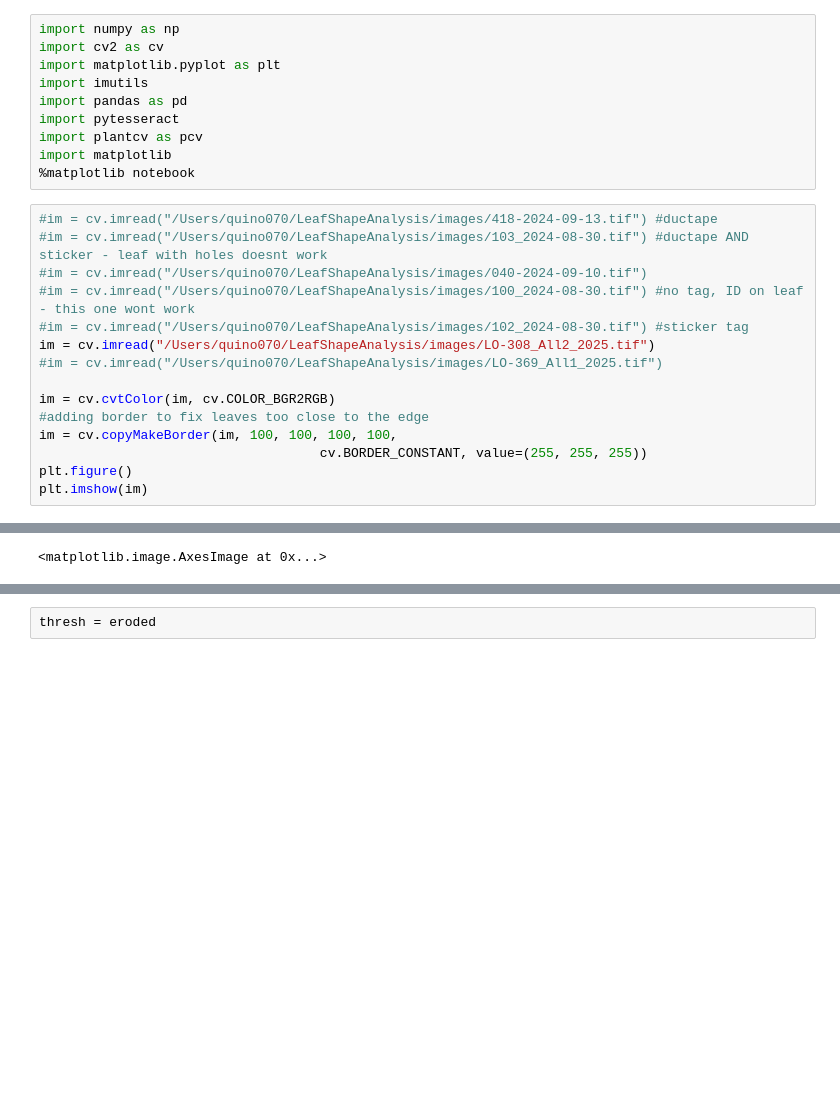
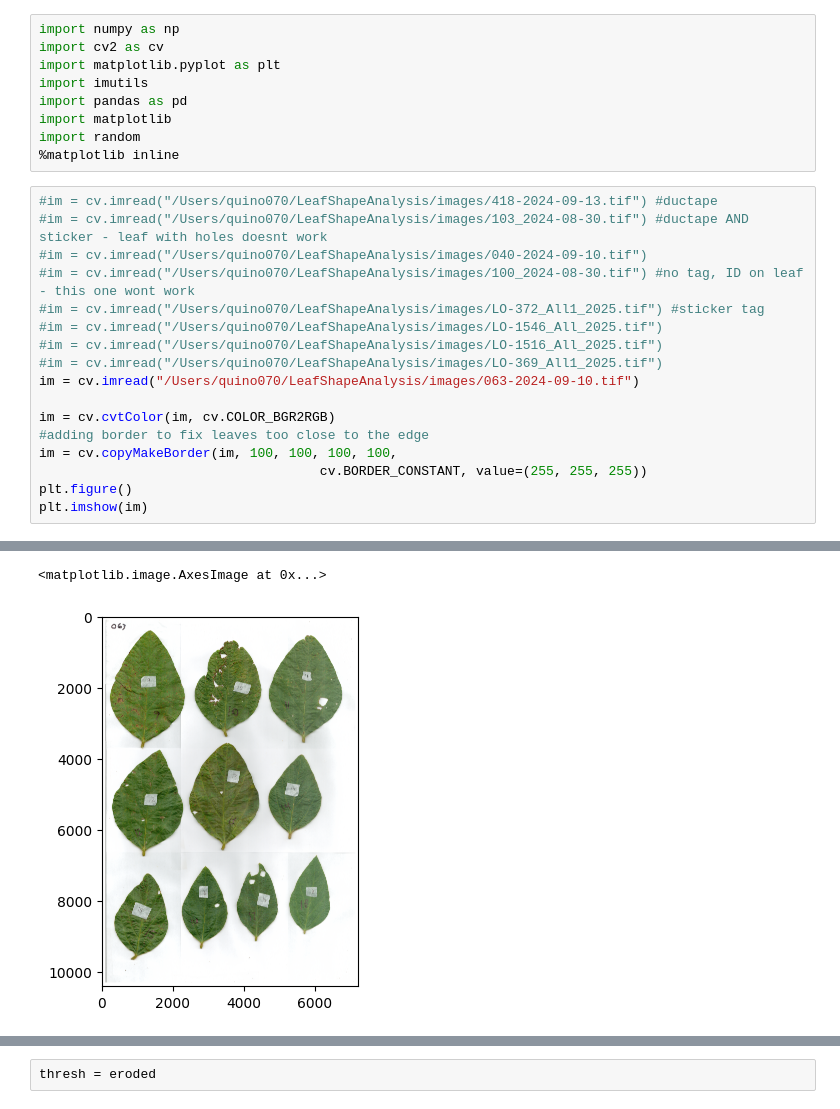
Before and after one commit to aquinon3/LeafShapeAnalysis, a Jupyter notebook: LeafAnalysisV3.ipynb, the cells around one changed output, grey strips where cells are left out. Cells and saved outputs as stored; diff of their text form; blank space fills up the shorter version.

```diff
--- a/LeafAnalysisV3.ipynb
+++ b/LeafAnalysisV3.ipynb
@@ -4,18 +4,19 @@ import cv2 as cv
 import matplotlib.pyplot as plt
 import imutils
 import pandas as pd
-import pytesseract
-import plantcv as pcv
 import matplotlib
-%matplotlib notebook
+import random
+%matplotlib inline
 # %%
 #im = cv.imread("/Users/quino070/LeafShapeAnalysis/images/418-2024-09-13.tif") #ductape
 #im = cv.imread("/Users/quino070/LeafShapeAnalysis/images/103_2024-08-30.tif") #ductape AND sticker - leaf with holes doesnt work
 #im = cv.imread("/Users/quino070/LeafShapeAnalysis/images/040-2024-09-10.tif")
 #im = cv.imread("/Users/quino070/LeafShapeAnalysis/images/100_2024-08-30.tif") #no tag, ID on leaf - this one wont work
-#im = cv.imread("/Users/quino070/LeafShapeAnalysis/images/102_2024-08-30.tif") #sticker tag
-im = cv.imread("/Users/quino070/LeafShapeAnalysis/images/LO-308_All2_2025.tif")
+#im = cv.imread("/Users/quino070/LeafShapeAnalysis/images/LO-372_All1_2025.tif") #sticker tag
+#im = cv.imread("/Users/quino070/LeafShapeAnalysis/images/LO-1546_All_2025.tif")
+#im = cv.imread("/Users/quino070/LeafShapeAnalysis/images/LO-1516_All_2025.tif")
 #im = cv.imread("/Users/quino070/LeafShapeAnalysis/images/LO-369_All1_2025.tif")
+im = cv.imread("/Users/quino070/LeafShapeAnalysis/images/063-2024-09-10.tif")
 
 im = cv.cvtColor(im, cv.COLOR_BGR2RGB)
 #adding border to fix leaves too close to the edge
@@ -29,4 +28,5 @@ plt.imshow(im)
 <matplotlib.image.AxesImage at 0x...>
+[figure, added]
 # %%
 #Make grayscale to create binary mask
 gray = cv.cvtColor(im, cv.COLOR_BGR2GRAY)
```
Also changed, not shown: parts of 8 cells of this notebook, 5 other files.
